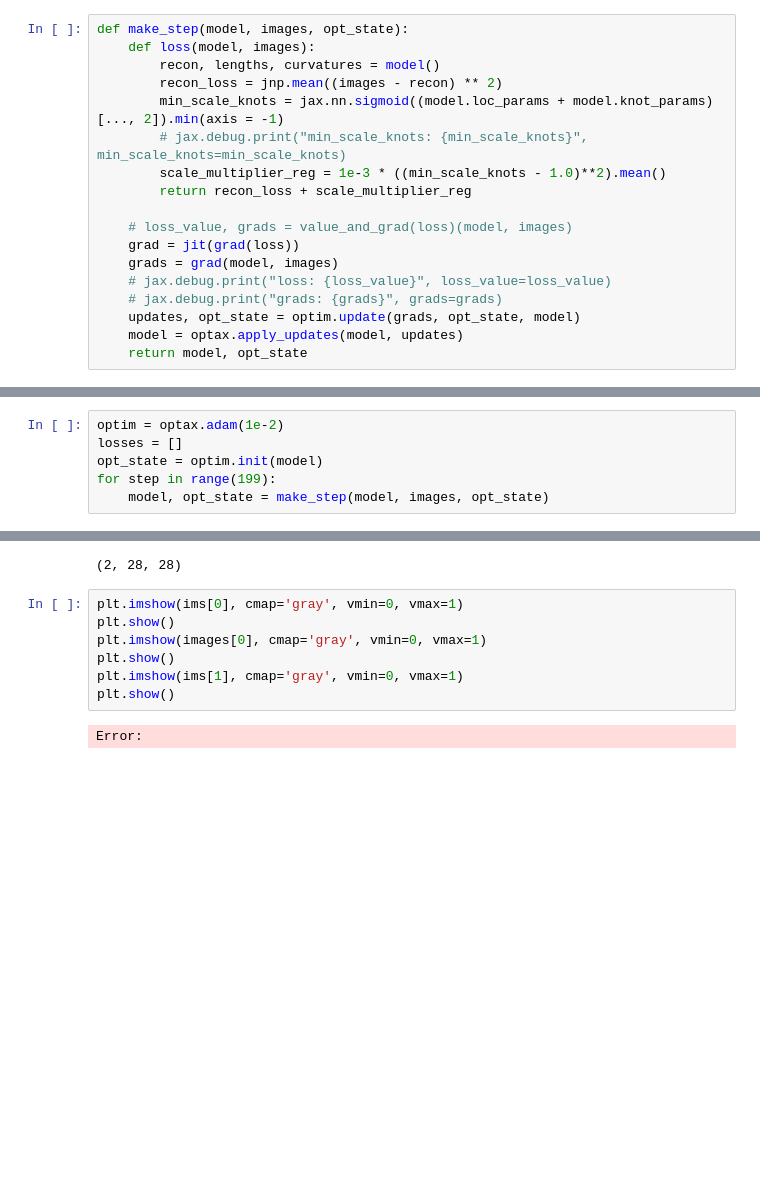
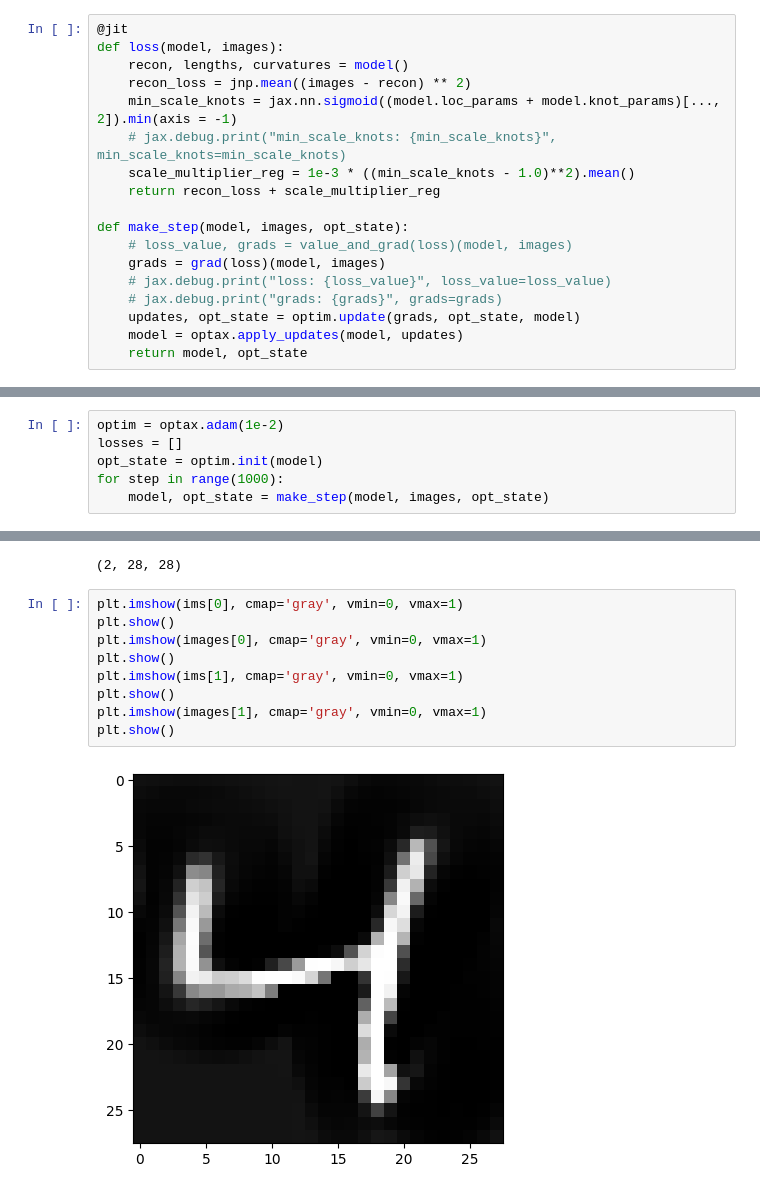
Before and after one commit to kirkegaardlab/splender, a Jupyter notebook: test_optax.ipynb, the cells around one changed output, grey strips where cells are left out. Drawn from its saved outputs; the diff is of its cells as text; blank space fills up the shorter version.

```diff
--- a/test_optax.ipynb
+++ b/test_optax.ipynb
@@ -122,16 +142,16 @@ Array([[[[-0.2523591 , -0.48587483,  5.        ]]],
 # %%
+@jit
+def loss(model, images):
+    recon, lengths, curvatures = model()
+    recon_loss = jnp.mean((images - recon) ** 2)
+    min_scale_knots = jax.nn.sigmoid((model.loc_params + model.knot_params)[..., 2]).min(axis = -1)
+    # jax.debug.print("min_scale_knots: {min_scale_knots}", min_scale_knots=min_scale_knots)
+    scale_multiplier_reg = 1e-3 * ((min_scale_knots - 1.0)**2).mean()
+    return recon_loss + scale_multiplier_reg
+
 def make_step(model, images, opt_state):
-    def loss(model, images):
-        recon, lengths, curvatures = model()
-        recon_loss = jnp.mean((images - recon) ** 2)
-        min_scale_knots = jax.nn.sigmoid((model.loc_params + model.knot_params)[..., 2]).min(axis = -1)
-        # jax.debug.print("min_scale_knots: {min_scale_knots}", min_scale_knots=min_scale_knots)
-        scale_multiplier_reg = 1e-3 * ((min_scale_knots - 1.0)**2).mean()
-        return recon_loss + scale_multiplier_reg
-
     # loss_value, grads = value_and_grad(loss)(model, images)
-    grad = jit(grad(loss))
-    grads = grad(model, images)
+    grads = grad(loss)(model, images)
     # jax.debug.print("loss: {loss_value}", loss_value=loss_value)
     # jax.debug.print("grads: {grads}", grads=grads)
     updates, opt_state = optim.update(grads, opt_state, model)
@@ -148,5 +168,5 @@ Array([[[[-0.2523591 , -0.48587483,  5.        ]]],
 optim = optax.adam(1e-2)
 losses = []
 opt_state = optim.init(model)
-for step in range(199):
+for step in range(1000):
     model, opt_state = make_step(model, images, opt_state)
@@ -223,9 +238,11 @@ ims.shape
 # %%
 plt.imshow(ims[0], cmap='gray', vmin=0, vmax=1)
 plt.show()
 plt.imshow(images[0], cmap='gray', vmin=0, vmax=1)
 plt.show()
 plt.imshow(ims[1], cmap='gray', vmin=0, vmax=1)
 plt.show()
+plt.imshow(images[1], cmap='gray', vmin=0, vmax=1)
+plt.show()
 # %% [output]
-Error:
+[figure, added]
```
Also changed, not shown: parts of 7 cells of this notebook.
